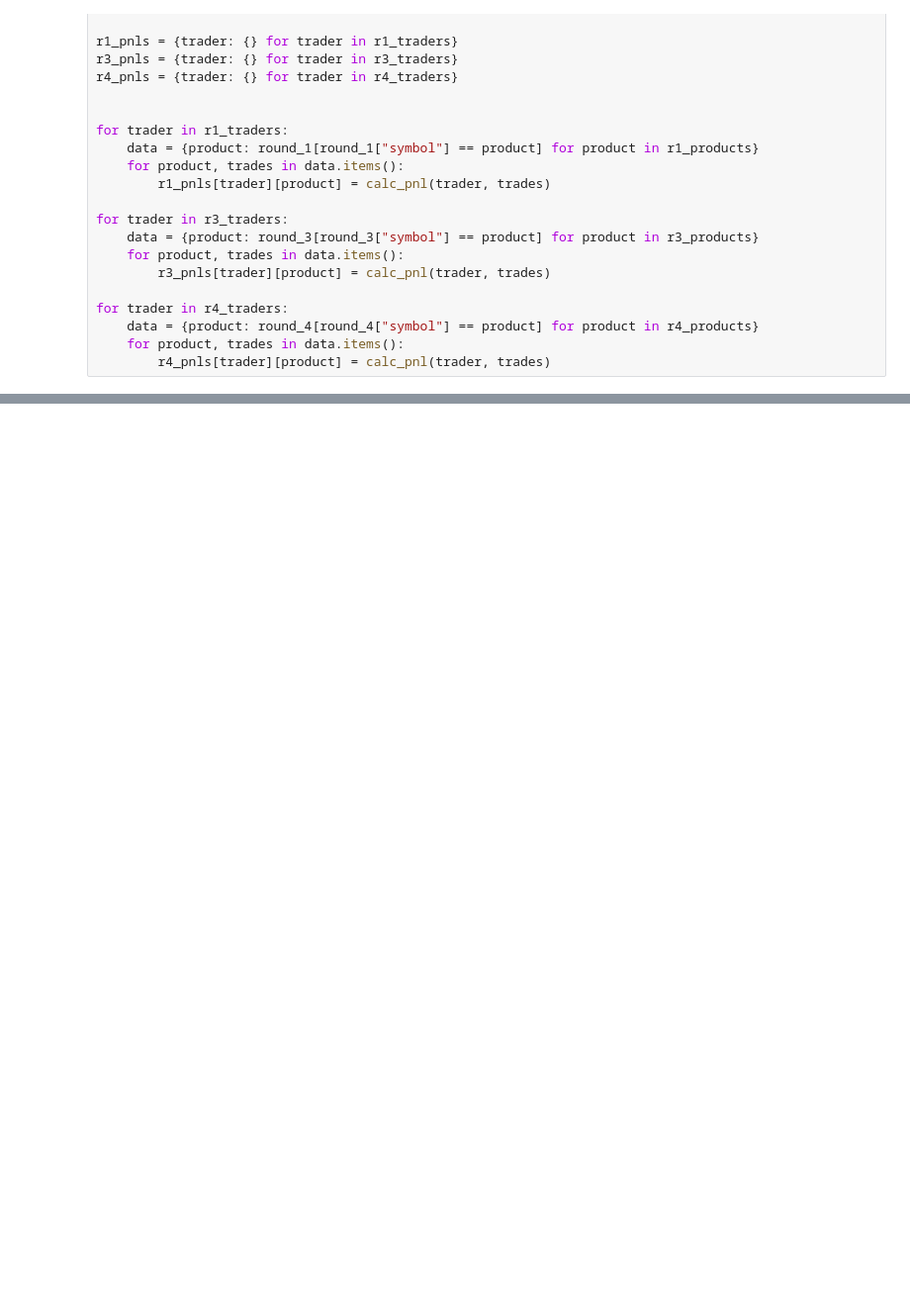
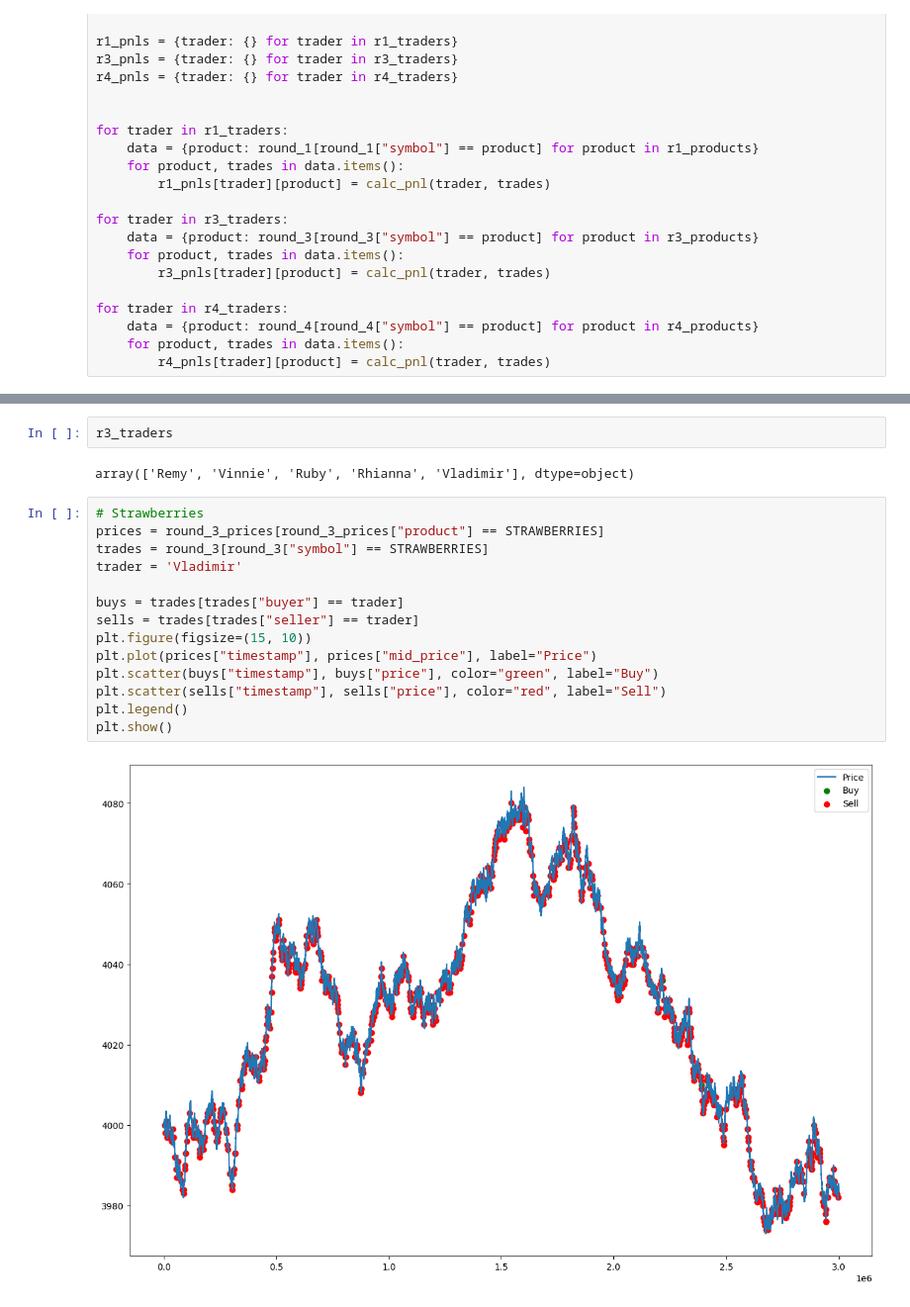
Before and after one commit to andrewliu08/prosperity-goats, a Jupyter notebook: research/round5/algo_trading/matt_research.ipynb, the cells around one changed output, grey strips where cells are left out. Shown at 99% size. Cells and saved outputs as stored; diff of their text form; blank space fills up the shorter version.

```diff
--- a/research/round5/algo_trading/matt_research.ipynb
+++ b/research/round5/algo_trading/matt_research.ipynb
@@ -71,0 +129,20 @@ print(r4_pnls)
+# %%
+r3_traders
+# %% [output]
+array(['Remy', 'Vinnie', 'Ruby', 'Rhianna', 'Vladimir'], dtype=object)
+# %%
+# Strawberries
+prices = round_3_prices[round_3_prices["product"] == STRAWBERRIES]
+trades = round_3[round_3["symbol"] == STRAWBERRIES]
+trader = 'Vladimir'
+
+buys = trades[trades["buyer"] == trader]
+sells = trades[trades["seller"] == trader]
+plt.figure(figsize=(15, 10))
+plt.plot(prices["timestamp"], prices["mid_price"], label="Price")
+plt.scatter(buys["timestamp"], buys["price"], color="green", label="Buy")
+plt.scatter(sells["timestamp"], sells["price"], color="red", label="Sell")
+plt.legend()
+plt.show()
+# %% [output]
+[figure, added]
```
Also changed, not shown: parts of 8 cells of this notebook.
